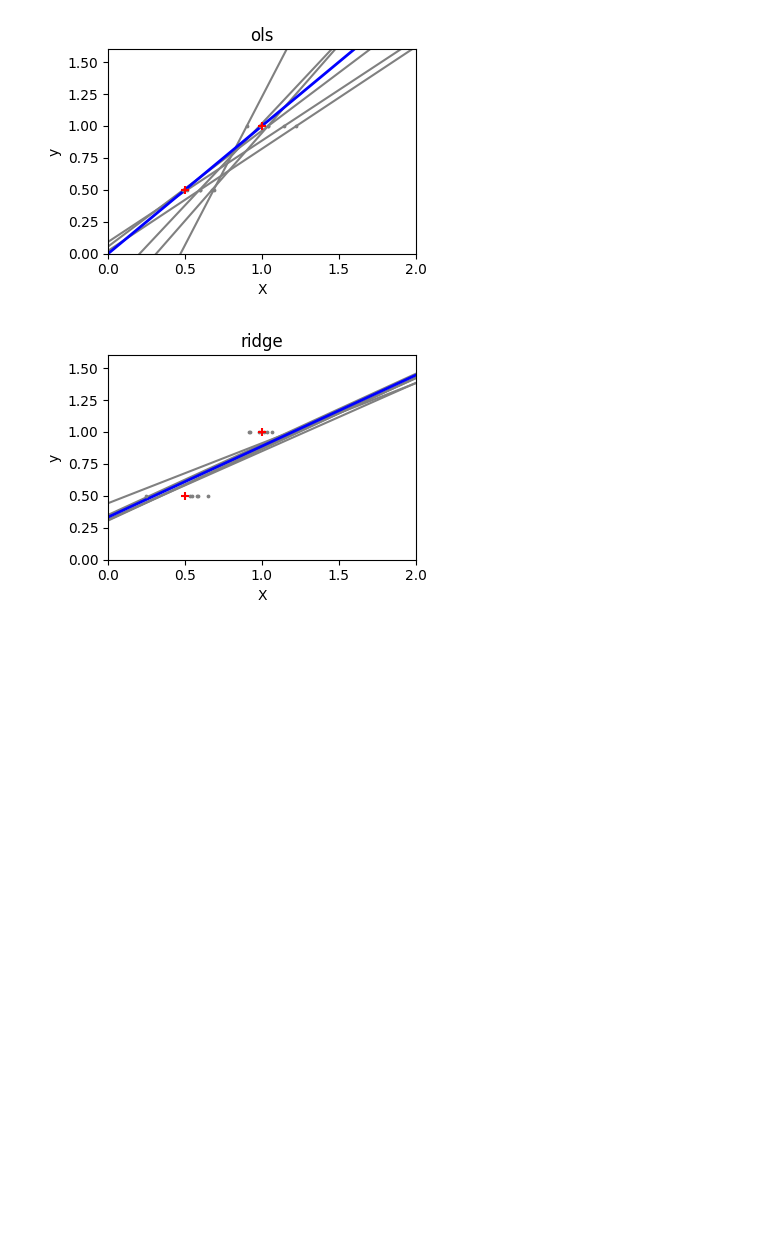
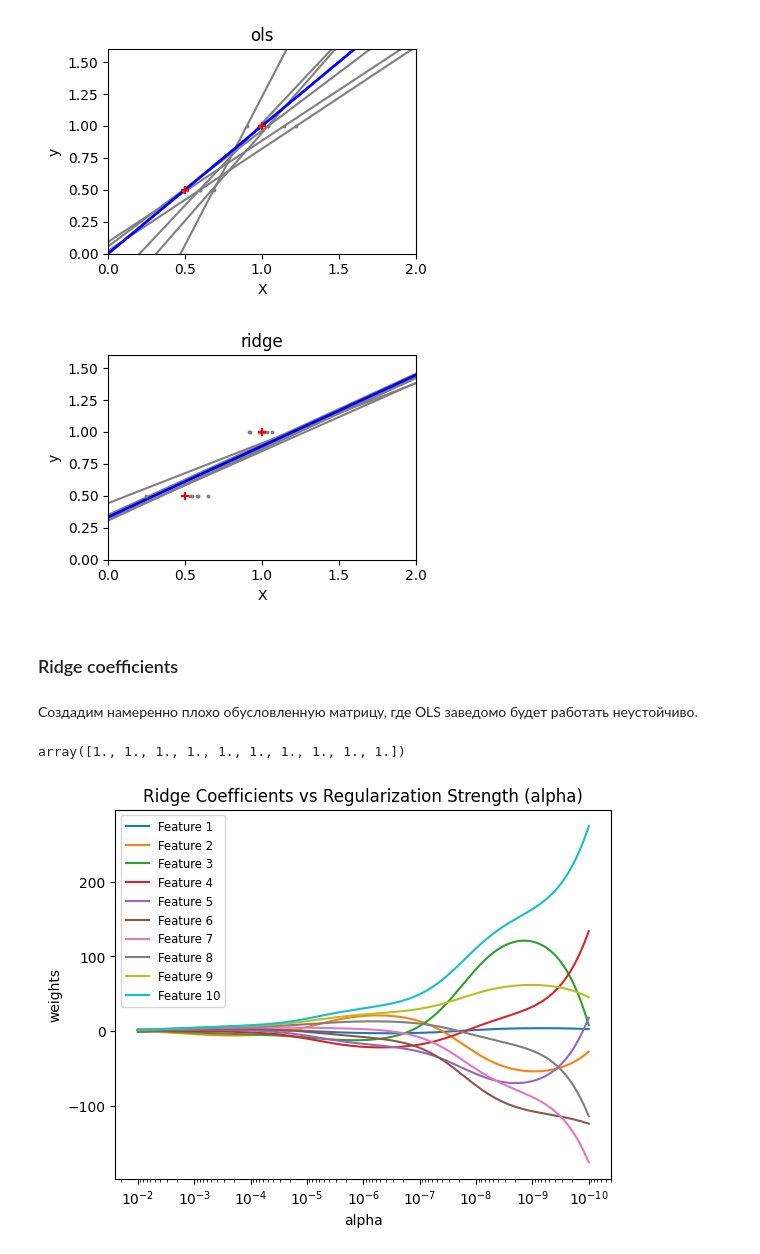
Before and after one commit to mrinly/introduction-to-libraries, a Jupyter notebook: scikit-learn/linear and ridge regression.ipynb, the cells around one changed output. Saved outputs shown, nothing was run; the diff lists cells and outputs as text; code cells hidden in the pictures; blank space fills up the shorter version.

Commit message:
Adding Ridge coefficients analysis

```diff
--- a/scikit-learn/linear and ridge regression.ipynb
+++ b/scikit-learn/linear and ridge regression.ipynb
@@ -180,3 +180,40 @@ plt.show()
 # %% [output]
 [figure]
 [figure]
+# %% [markdown]
+### Ridge coefficients
+# %% [markdown]
+Создадим намеренно плохо обусловленную матрицу, где OLS заведомо будет работать неустойчиво.
+# %%
+X = 1.0 / (np.arange(1,11) + np.arange(0,10)[:, np.newaxis])
+y = np.ones(10)
+# %% [output]
+array([1., 1., 1., 1., 1., 1., 1., 1., 1., 1.])
+# %%
+n_aphas = 200
+alphas = np.logspace(-10, -2, 200)
+
+coefs = []
+for alpha in alphas:
+    ridge = linear_model.Ridge(alpha=alpha, fit_intercept=False)
+    ridge.fit(X,y)
+    coefs.append(ridge.coef_)
+# %%
+ax = plt.gca()
+
+ax.plot(alphas, coefs)
+ax.set_xscale('log')
+ax.set_xlim(ax.get_xlim()[::-1])
+plt.xlabel("alpha")  # Подпись оси X
+plt.ylabel("weights")  # Подпись оси Y (значения коэффициентов)
+plt.title("Ridge Coefficients vs Regularization Strength (alpha)")
+plt.axis("tight")  # Автоматически подбирает границы графика
+plt.legend(
+    [f"Feature {i + 1}" for i in range(X.shape[1])],  # Названия: Feature 1, Feature 2, ...
+    loc="best",  # Автоматически выбирает лучшее место
+    fontsize="small"  # Маленький шрифт
+)
+
+plt.show()
+# %% [output]
+[figure, added]
```
Also changed, not shown: parts of 1 cell of this notebook.
